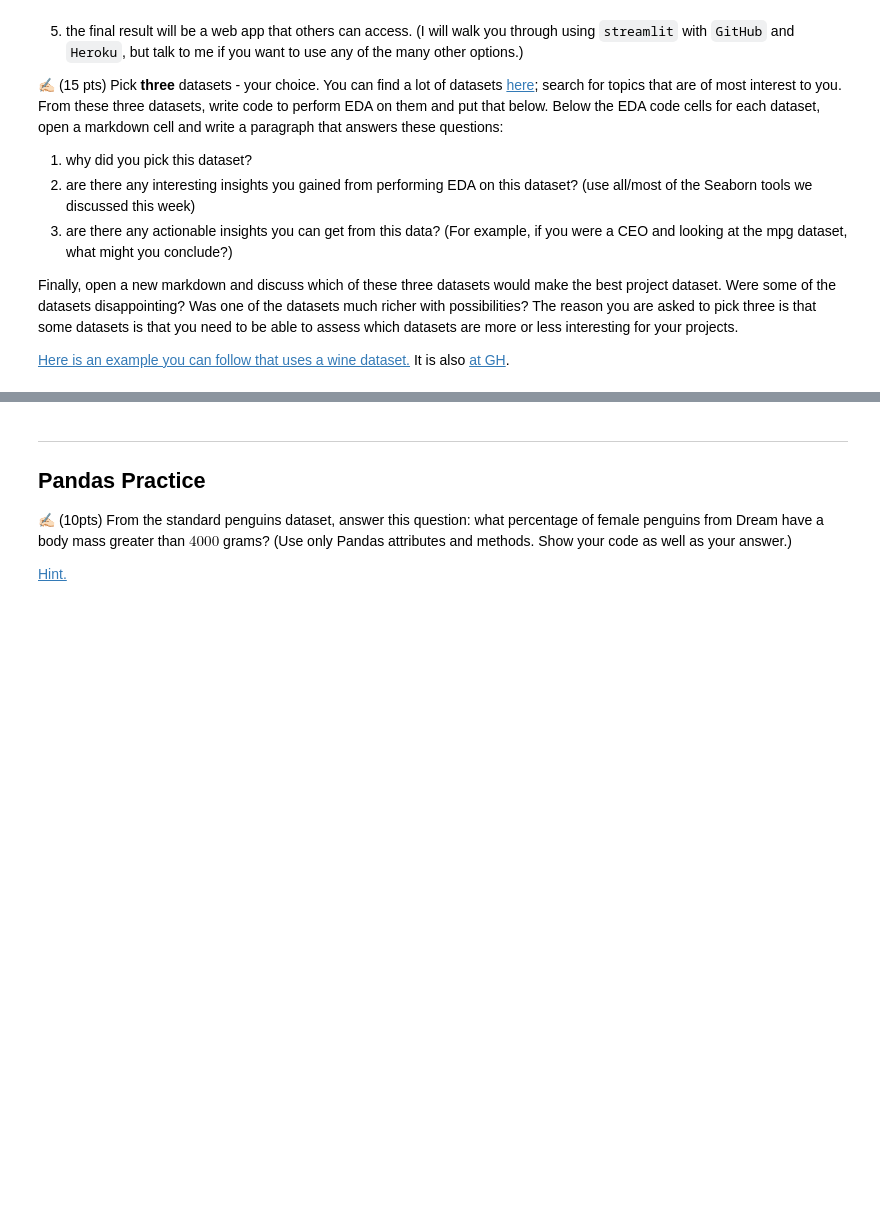
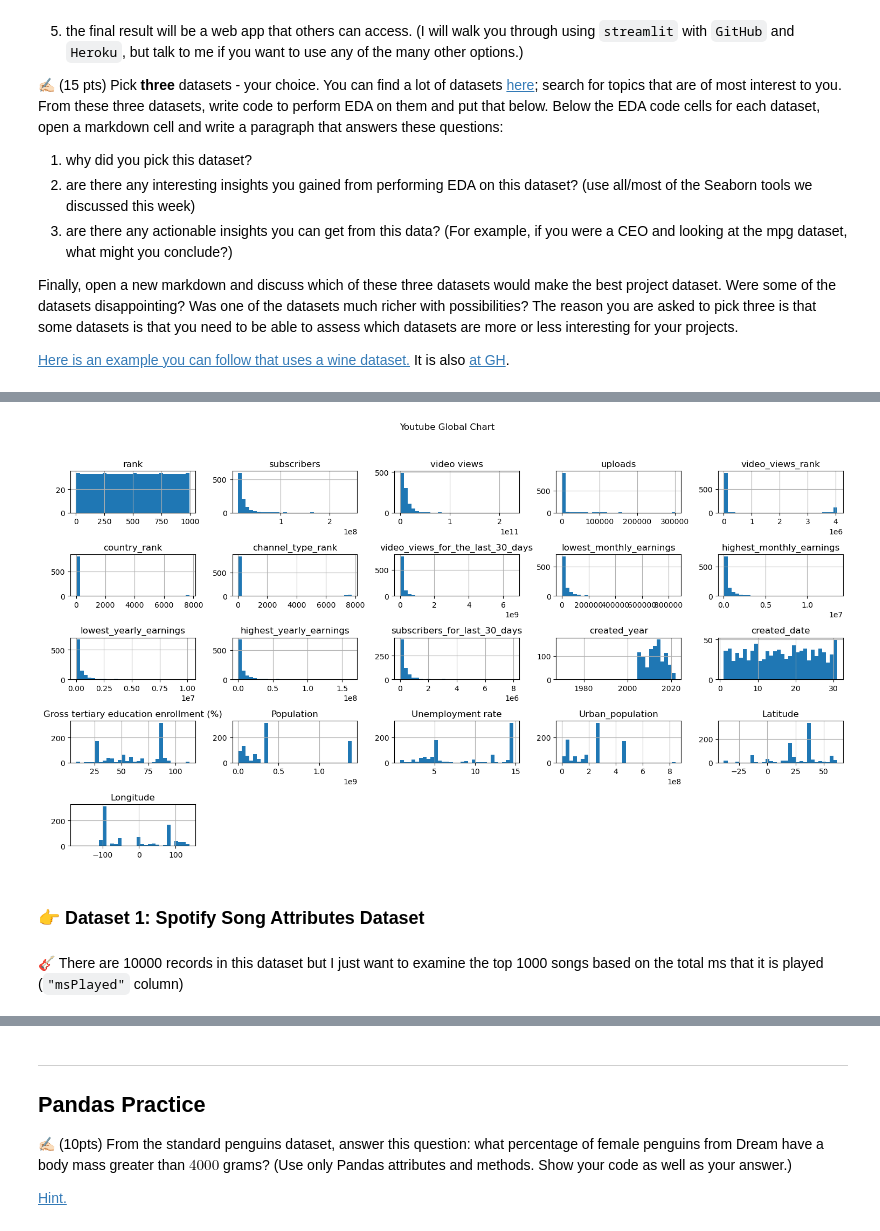
Before and after one commit to phamdinhgiahuy/CMSE830, a Jupyter notebook: HW_3.ipynb, the cells around one changed output, grey strips where cells are left out. Saved outputs shown, nothing was run; the diff lists cells and outputs as text; code cells hidden in the pictures; blank space fills up the shorter version.

```diff
--- a/HW_3.ipynb
+++ b/HW_3.ipynb
@@ -60,0 +118,2 @@ Finally, open a new markdown and discuss which of these three datasets would mak
+# %%
+youtube_df = pd.read_csv(r"C:\Users\Admin\OneDrive - Michigan State University\Courses\CMSE 830\HW and Assignment\Dataset\Global YouTube Statistics.csv", encoding_errors='ignore')
@@ -60,0 +143,9 @@ Finally, open a new markdown and discuss which of these three datasets would mak
+# %%
+fig = plt.figure(figsize=(15,8)); ax = fig.gca()
+youtube_df.hist(bins=30, ax=ax)
+plt.suptitle('Youtube Global Chart', y=1.03)
+plt.tight_layout()
+# %% [output]
+[figure, added]
+# %% [markdown]
+### 👉 Dataset 1: Spotify Song Attributes Dataset
@@ -60,0 +161,2 @@ Finally, open a new markdown and discuss which of these three datasets would mak
+# %% [markdown]
+🎸 There are 10000 records in this dataset but I just want to examine the top 1000 songs based on the total ms that it is played (`"msPlayed"` column)
```
Also changed, not shown: parts of 54 cells of this notebook, 32 other files.
